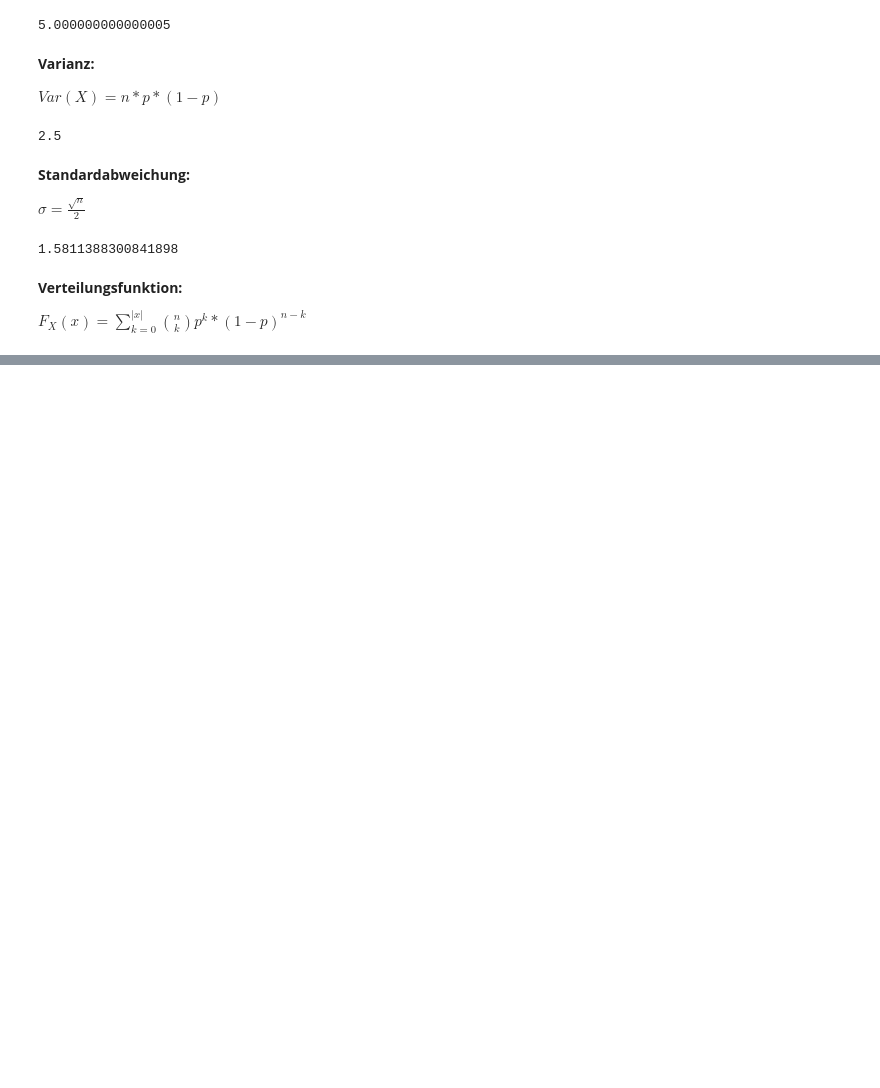
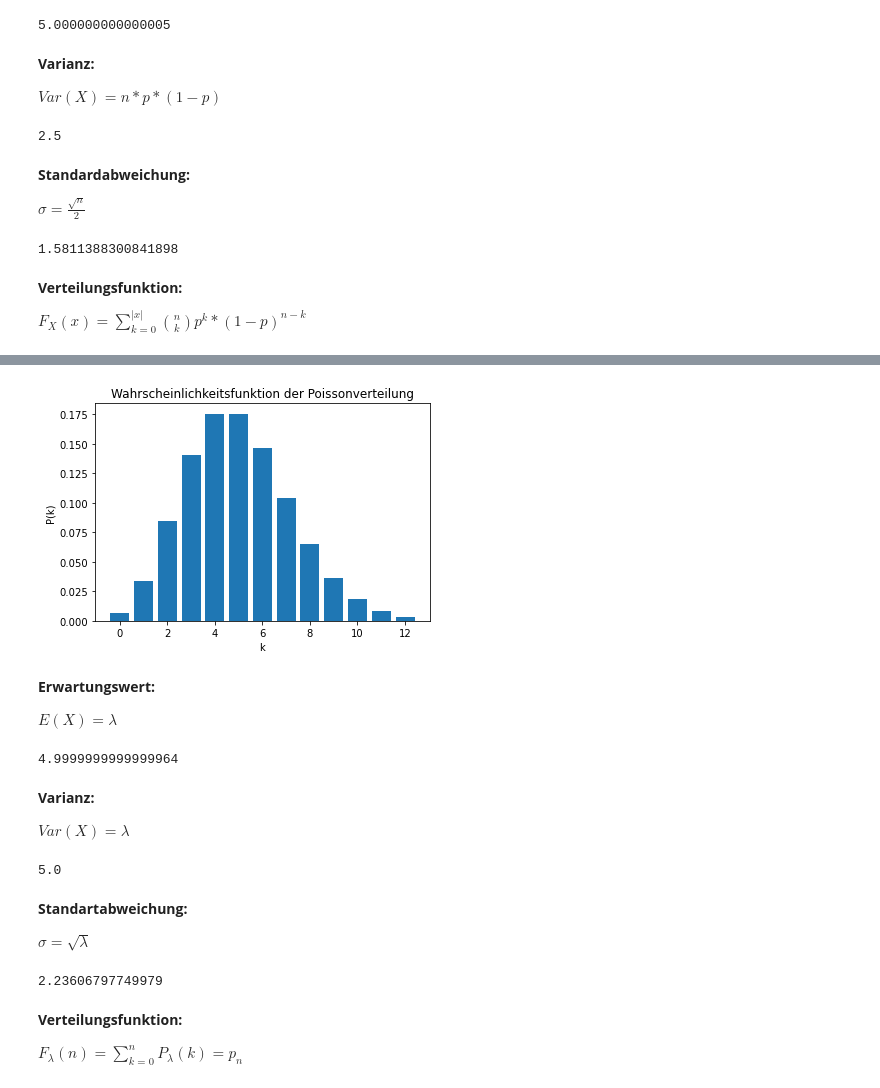
Before and after one commit to nicokossmann/Wahrscheinlichkeitsverteilungen, a Jupyter notebook: statistik.ipynb, the cells around one changed output, grey strips where cells are left out. Drawn from its saved outputs; the diff is of its cells as text; code cells hidden in the pictures; blank space fills up the shorter version.

```diff
--- a/statistik.ipynb
+++ b/statistik.ipynb
@@ -146,0 +155,45 @@ plt.show()
+# %%
+from scipy.stats import poisson
+
+lam = 5
+n = 12
+
+k = np.arange(0, n+1)
+poi = np.array(poisson.pmf(k, lam))
+# %%
+plt.bar(k, poi)
+plt.title("Wahrscheinlichkeitsfunktion der Poissonverteilung")
+plt.xlabel("k")
+plt.ylabel("P(k)")
+plt.show()
+# %% [output]
+[figure, added]
+# %% [markdown]
+**Erwartungswert:**
+
+$E(X)=\lambda$
+# %%
+poi = poisson(lam)
+poi.expect()
+# %% [output]
+4.9999999999999964
+# %% [markdown]
+**Varianz:**
+
+$Var(X)=\lambda$
+# %%
+poi.var()
+# %% [output]
+5.0
+# %% [markdown]
+**Standartabweichung:**
+
+$\sigma = \sqrt{\lambda}$
+# %%
+poi.std()
+# %% [output]
+2.23606797749979
+# %% [markdown]
+**Verteilungsfunktion:**
+
+$F_{\lambda}(n)=\sum_{k=0}^{n}P_{\lambda}(k)=p_{n}$
```
Also changed, not shown: parts of 22 cells of this notebook.
